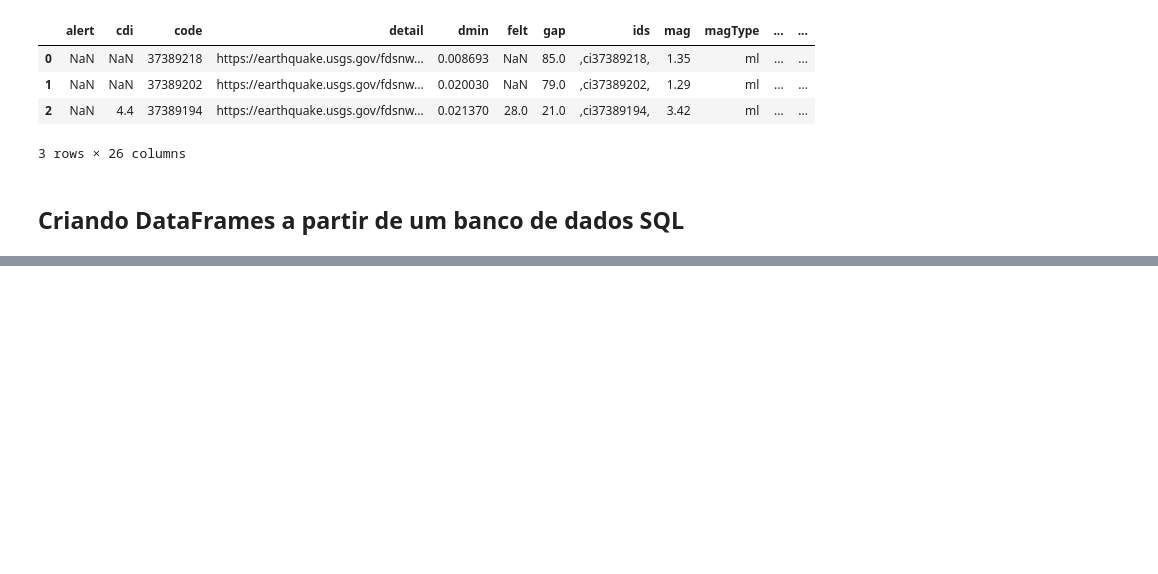
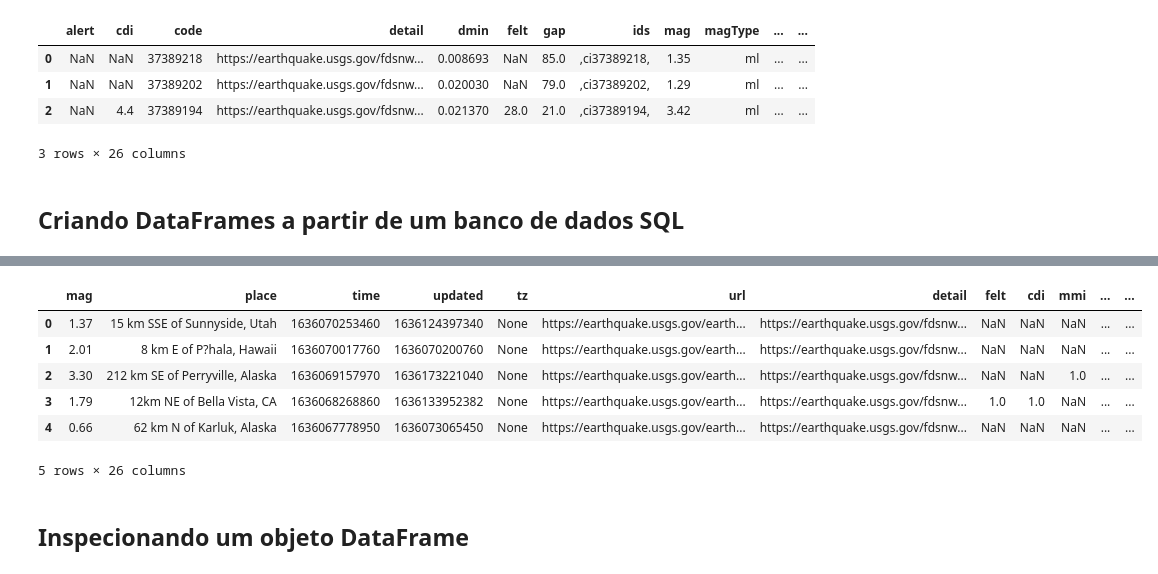
Before and after one commit to igoandrade/python_learning, a Jupyter notebook: data_analysis_pandas/chap_02/chap_02.ipynb, the cells around one changed output, grey strips where cells are left out. Saved outputs shown, nothing was run; the diff lists cells and outputs as text; code cells hidden in the pictures; blank space fills up the shorter version.

```diff
--- a/data_analysis_pandas/chap_02/chap_02.ipynb
+++ b/data_analysis_pandas/chap_02/chap_02.ipynb
@@ -181,0 +201,10 @@ with sqlite3.connect('data/quakes.db') as connection:
+# %%
+yesterday = dt.date.today() - dt.timedelta(days=1)
+api = 'https://earthquake.usgs.gov/fdsnws/event/1/query'
+payload = {
+    'format': 'geojson',
+    'starttime': yesterday - dt.timedelta(days=30),
+    'endtime': yesterday
+}
+
+response = requests.get(api, params=payload)
@@ -181,0 +215,3 @@ with sqlite3.connect('data/quakes.db') as connection:
+# %%
+earthquake_json = response.json()
+earthquake_json.keys()
@@ -181,0 +253,17 @@ with sqlite3.connect('data/quakes.db') as connection:
+# %%
+earthquake_properties_data = [
+    quake['properties'] for quake in earthquake_json['features']
+]
+# %%
+df = pd.DataFrame(earthquake_properties_data)
+df.head()
+# %% [output]
+|  | mag | place | time | updated | tz | url | detail | felt | cdi | mmi | ... | ... |
+| 0 | 1.37 | 15 km SSE of Sunnyside, Utah | 1636070253460 | 1636124397340 | None | https://earthquake.usgs.gov/earth... | https://earthquake.usgs.gov/fdsnw... | NaN | NaN | NaN | ... | ... |
+| 1 | 2.01 | 8 km E of P?hala, Hawaii | 1636070017760 | 1636070200760 | None | https://earthquake.usgs.gov/earth... | https://earthquake.usgs.gov/fdsnw... | NaN | NaN | NaN | ... | ... |
+| 2 | 3.30 | 212 km SE of Perryville, Alaska | 1636069157970 | 1636173221040 | None | https://earthquake.usgs.gov/earth... | https://earthquake.usgs.gov/fdsnw... | NaN | NaN | 1.0 | ... | ... |
+| 3 | 1.79 | 12km NE of Bella Vista, CA | 1636068268860 | 1636133952382 | None | https://earthquake.usgs.gov/earth... | https://earthquake.usgs.gov/fdsnw... | 1.0 | 1.0 | NaN | ... | ... |
+| 4 | 0.66 | 62 km N of Karluk, Alaska | 1636067778950 | 1636073065450 | None | https://earthquake.usgs.gov/earth... | https://earthquake.usgs.gov/fdsnw... | NaN | NaN | NaN | ... | ... |
+5 rows × 26 columns
+# %% [markdown]
+## Inspecionando um objeto DataFrame
```
Also changed, not shown: parts of 30 cells of this notebook, 2 other files.
